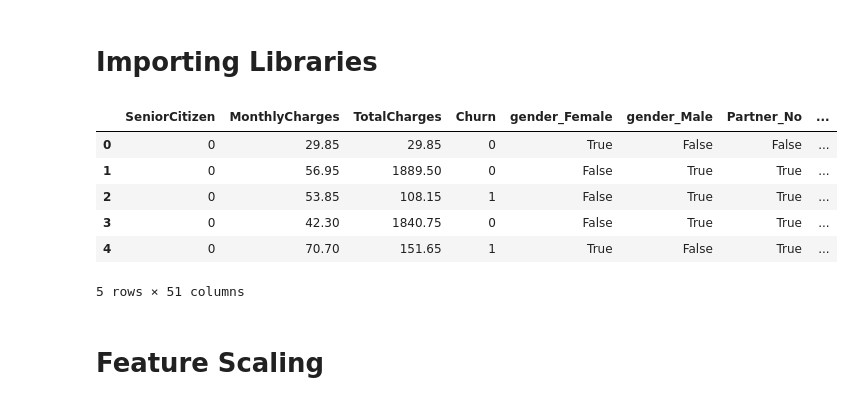
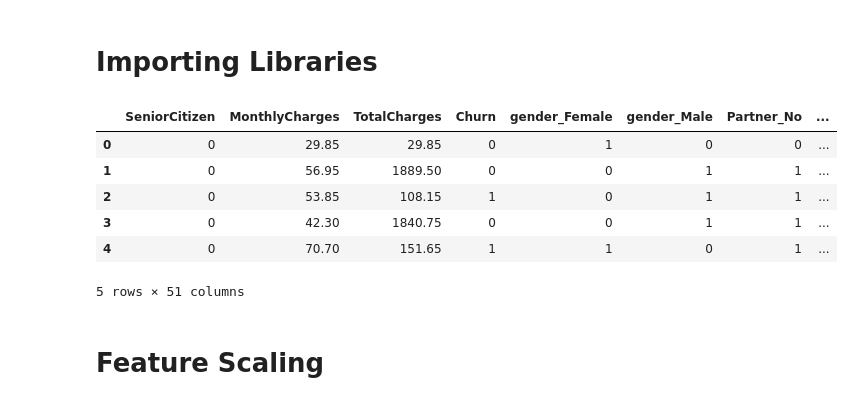
Before and after one commit to hariskhan-hk/Churn_pred, a Jupyter notebook: Decision_Tree_Classifier.ipynb, the cells around one changed output. Saved outputs shown, nothing was run; the diff lists cells and outputs as text; code cells hidden in the pictures.

```diff
--- a/Decision_Tree_Classifier.ipynb
+++ b/Decision_Tree_Classifier.ipynb
@@ -15,15 +16,15 @@ import numpy as np
 import matplotlib.pyplot as plt
 import seaborn as sns
 # %%
-tel_df = pd.read_csv('/content/Cleaned_Telecom_Dataset.csv', index_col = 0)
+tel_df = pd.read_csv('/content/Cleaned_Telecom_Dataset_int.csv', index_col = 0)
 tel_df.head()
 # %% [output]
 |  | SeniorCitizen | MonthlyCharges | TotalCharges | Churn | gender_Female | gender_Male | Partner_No | ... |
-| 0 | 0 | 29.85 | 29.85 | 0 | True | False | False | ... |
-| 1 | 0 | 56.95 | 1889.50 | 0 | False | True | True | ... |
-| 2 | 0 | 53.85 | 108.15 | 1 | False | True | True | ... |
-| 3 | 0 | 42.30 | 1840.75 | 0 | False | True | True | ... |
-| 4 | 0 | 70.70 | 151.65 | 1 | True | False | True | ... |
+| 0 | 0 | 29.85 | 29.85 | 0 | 1 | 0 | 0 | ... |
+| 1 | 0 | 56.95 | 1889.50 | 0 | 0 | 1 | 1 | ... |
+| 2 | 0 | 53.85 | 108.15 | 1 | 0 | 1 | 1 | ... |
+| 3 | 0 | 42.30 | 1840.75 | 0 | 0 | 1 | 1 | ... |
+| 4 | 0 | 70.70 | 151.65 | 1 | 1 | 0 | 1 | ... |
 5 rows × 51 columns
 # %% [markdown]
 # Feature Scaling
```
Also changed, not shown: parts of 20 cells of this notebook.
